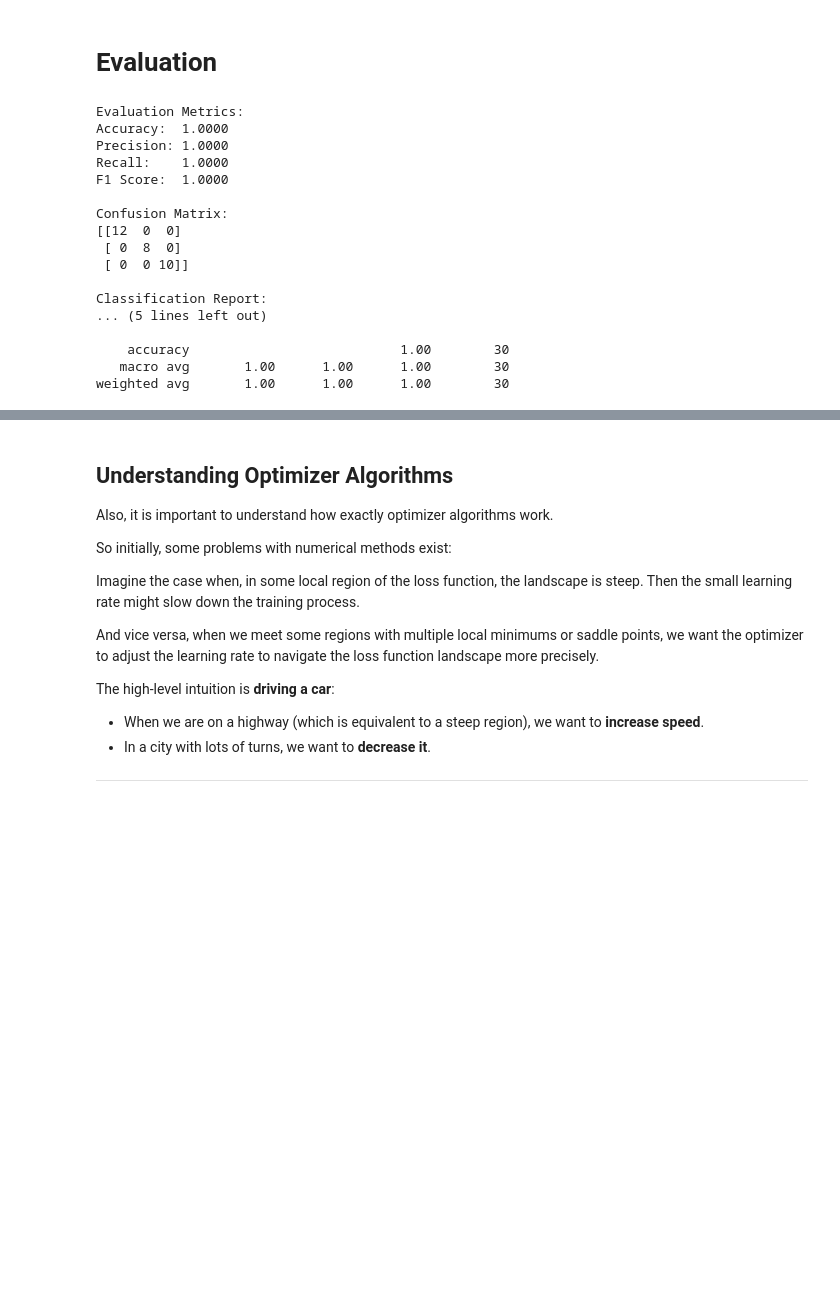
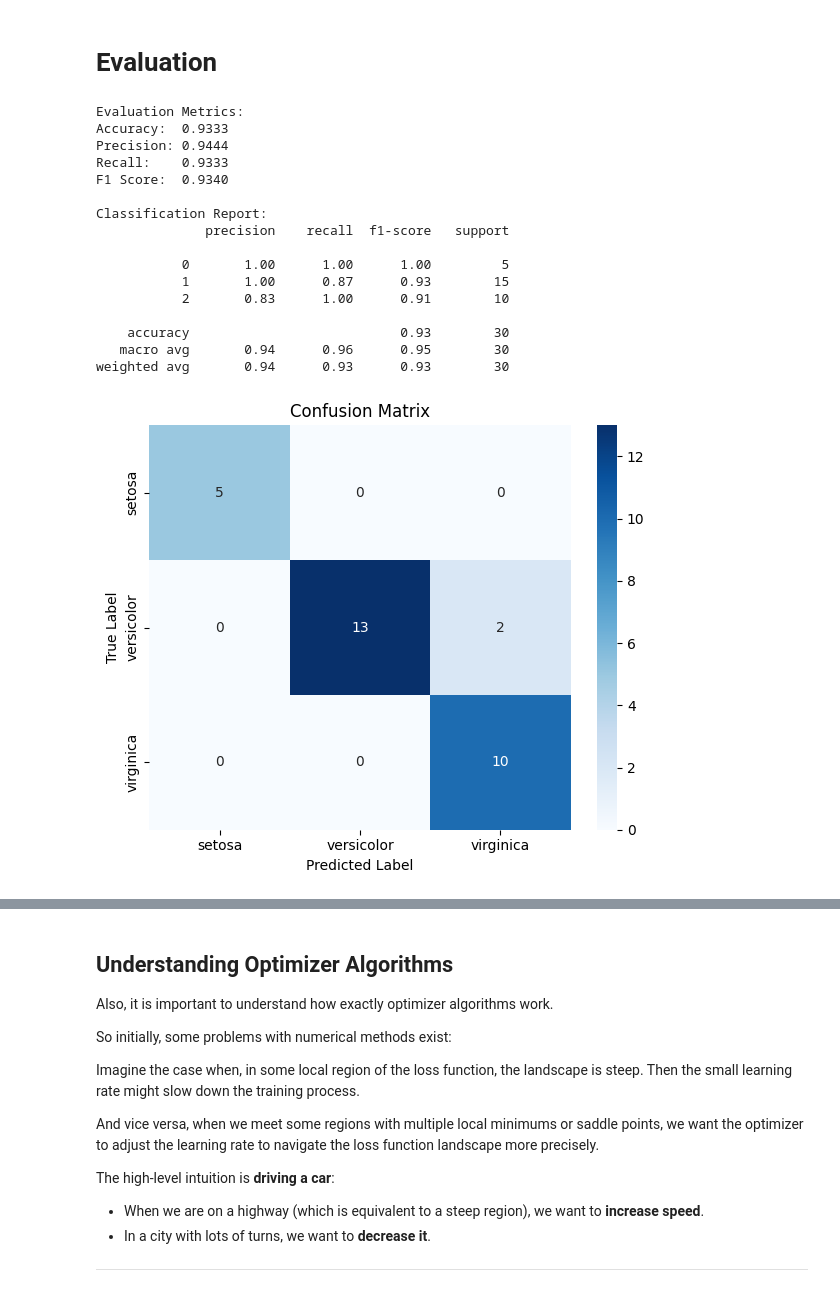
Before and after one commit to 33may/ml_portfolio, a Jupyter notebook: AIA/ann/ann.ipynb, the cells around one changed output, grey strips where cells are left out. Cells and saved outputs as stored; diff of their text form; code cells hidden in the pictures; blank space fills up the shorter version.

```diff
--- a/AIA/ann/ann.ipynb
+++ b/AIA/ann/ann.ipynb
@@ -1049,20 +1001,20 @@ def eval_model(model, py_torch=False):
 # %%
-eval_model(model)
+eval_model(model_numpy, test_loader, classes = iris.target_names.tolist())
 # %% [output]
 Evaluation Metrics:
-Accuracy:  1.0000
-Precision: 1.0000
-Recall:    1.0000
-F1 Score:  1.0000
-
-Confusion Matrix:
-[[12  0  0]
- [ 0  8  0]
- [ 0  0 10]]
+Accuracy:  0.9333
+Precision: 0.9444
+Recall:    0.9333
+F1 Score:  0.9340
 
 Classification Report:
-... (5 lines left out)
+              precision    recall  f1-score   support
 
-    accuracy                           1.00        30
-   macro avg       1.00      1.00      1.00        30
-weighted avg       1.00      1.00      1.00        30
+           0       1.00      1.00      1.00         5
+           1       1.00      0.87      0.93        15
+           2       0.83      1.00      0.91        10
+
+    accuracy                           0.93        30
+   macro avg       0.94      0.96      0.95        30
+weighted avg       0.94      0.93      0.93        30
+[figure, added]
```
Also changed, not shown: parts of 39 cells of this notebook.
